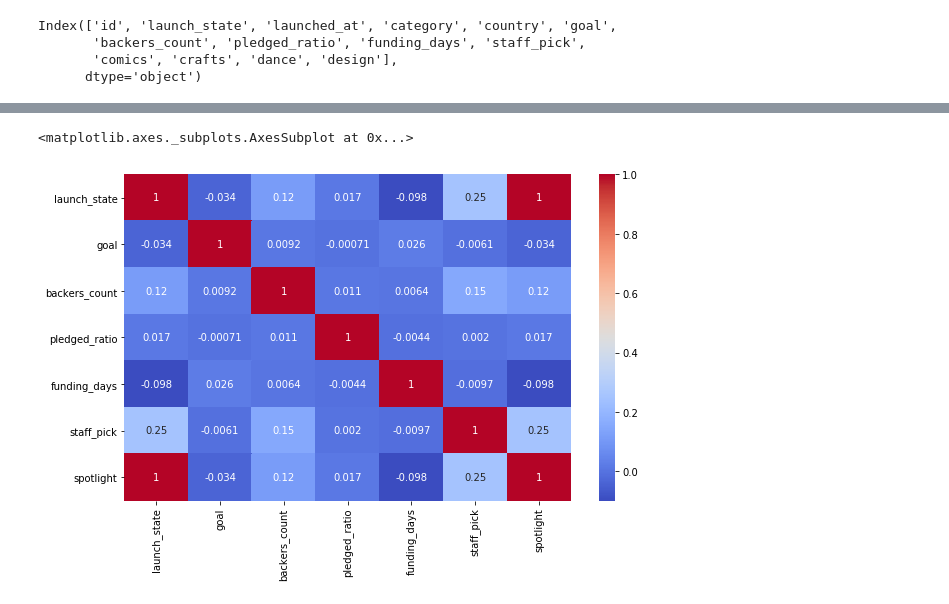
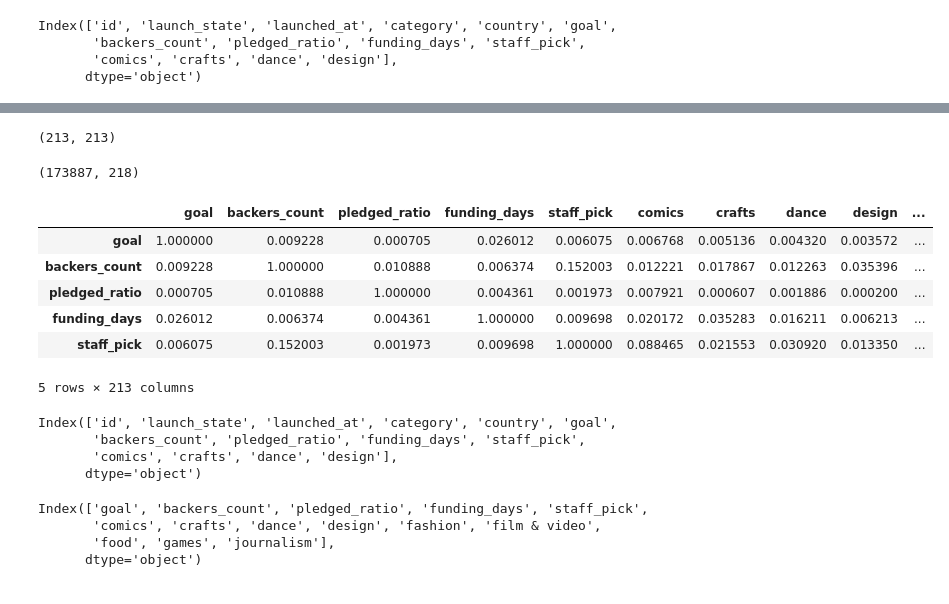
Before and after one commit to stevebachmeier/kickstarter-success-analysis, a Jupyter notebook: 02 Working - Variable Reduction.ipynb, the cells around one changed output, grey strips where cells are left out. Drawn from its saved outputs; the diff is of its cells as text; code cells hidden in the pictures.

```diff
--- a/02 Working - Variable Reduction.ipynb
+++ b/02 Working - Variable Reduction.ipynb
@@ -195,6 +184,0 @@ df.drop(df.columns[11:], axis=1).drop(columns=['id','launched_at','category','co
-# %%
-plt.figure(figsize=(10,6))
-sns.heatmap(df.drop(df.columns[11:], axis=1).drop(columns=['id','launched_at','category','country']).corr(), cmap='coolwarm', annot=True)
-# %% [output]
-<matplotlib.axes._subplots.AxesSubplot at 0x...>
-[figure, removed]
@@ -202,0 +187,32 @@ sns.heatmap(df.drop(df.columns[11:], axis=1).drop(columns=['id','launched_at','c
+# %%
+corMat.shape
+# %% [output]
+(213, 213)
+# %%
+df.shape
+# %% [output]
+(173887, 218)
+# %%
+corMat.head()
+# %% [output]
+|  | goal | backers_count | pledged_ratio | funding_days | staff_pick | comics | crafts | dance | design | ... |
+| goal | 1.000000 | 0.009228 | 0.000705 | 0.026012 | 0.006075 | 0.006768 | 0.005136 | 0.004320 | 0.003572 | ... |
+| backers_count | 0.009228 | 1.000000 | 0.010888 | 0.006374 | 0.152003 | 0.012221 | 0.017867 | 0.012263 | 0.035396 | ... |
+| pledged_ratio | 0.000705 | 0.010888 | 1.000000 | 0.004361 | 0.001973 | 0.007921 | 0.000607 | 0.001886 | 0.000200 | ... |
+| funding_days | 0.026012 | 0.006374 | 0.004361 | 1.000000 | 0.009698 | 0.020172 | 0.035283 | 0.016211 | 0.006213 | ... |
+| staff_pick | 0.006075 | 0.152003 | 0.001973 | 0.009698 | 1.000000 | 0.088465 | 0.021553 | 0.030920 | 0.013350 | ... |
+5 rows × 213 columns
+# %%
+df.columns[0:14]
+# %% [output]
+Index(['id', 'launch_state', 'launched_at', 'category', 'country', 'goal',
+       'backers_count', 'pledged_ratio', 'funding_days', 'staff_pick',
+       'comics', 'crafts', 'dance', 'design'],
+      dtype='object')
+# %%
+corMat.columns[0:14]
+# %% [output]
+Index(['goal', 'backers_count', 'pledged_ratio', 'funding_days', 'staff_pick',
+       'comics', 'crafts', 'dance', 'design', 'fashion', 'film & video',
+       'food', 'games', 'journalism'],
+      dtype='object')
```
Also changed, not shown: parts of 28 cells of this notebook, 1 other file.
